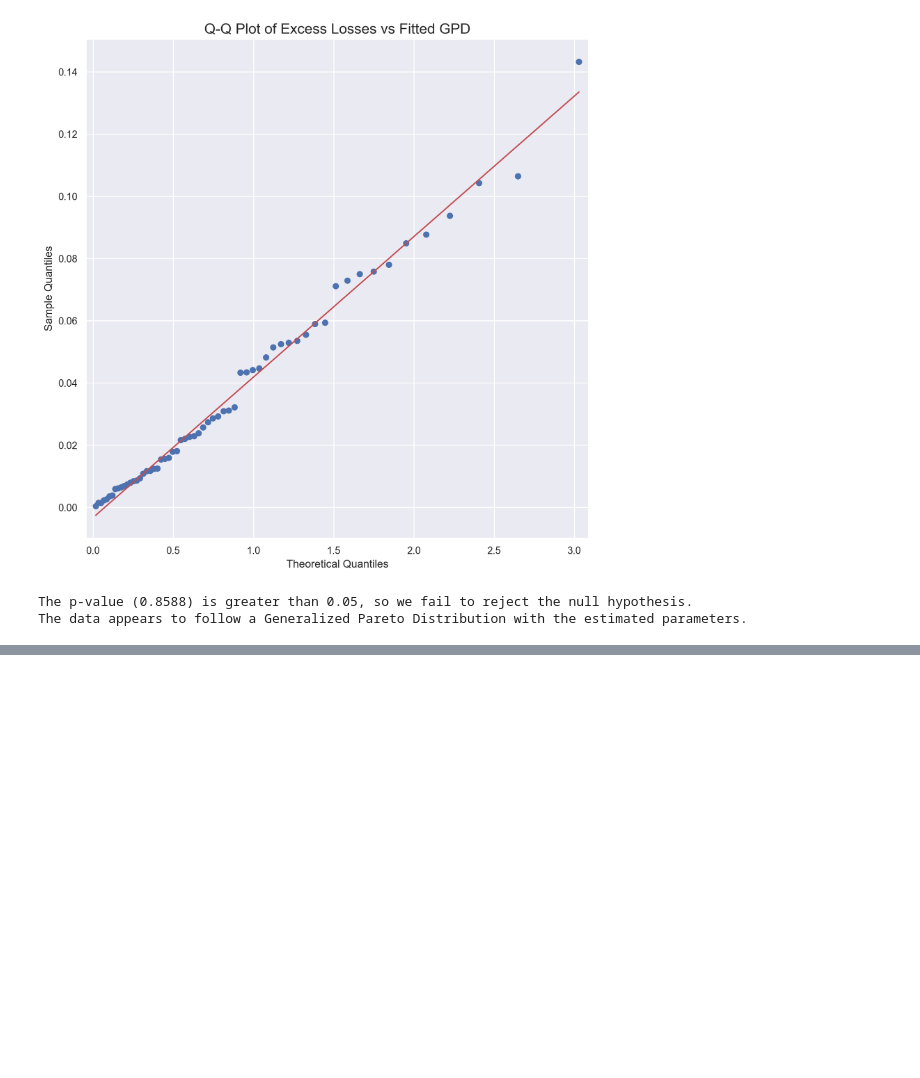
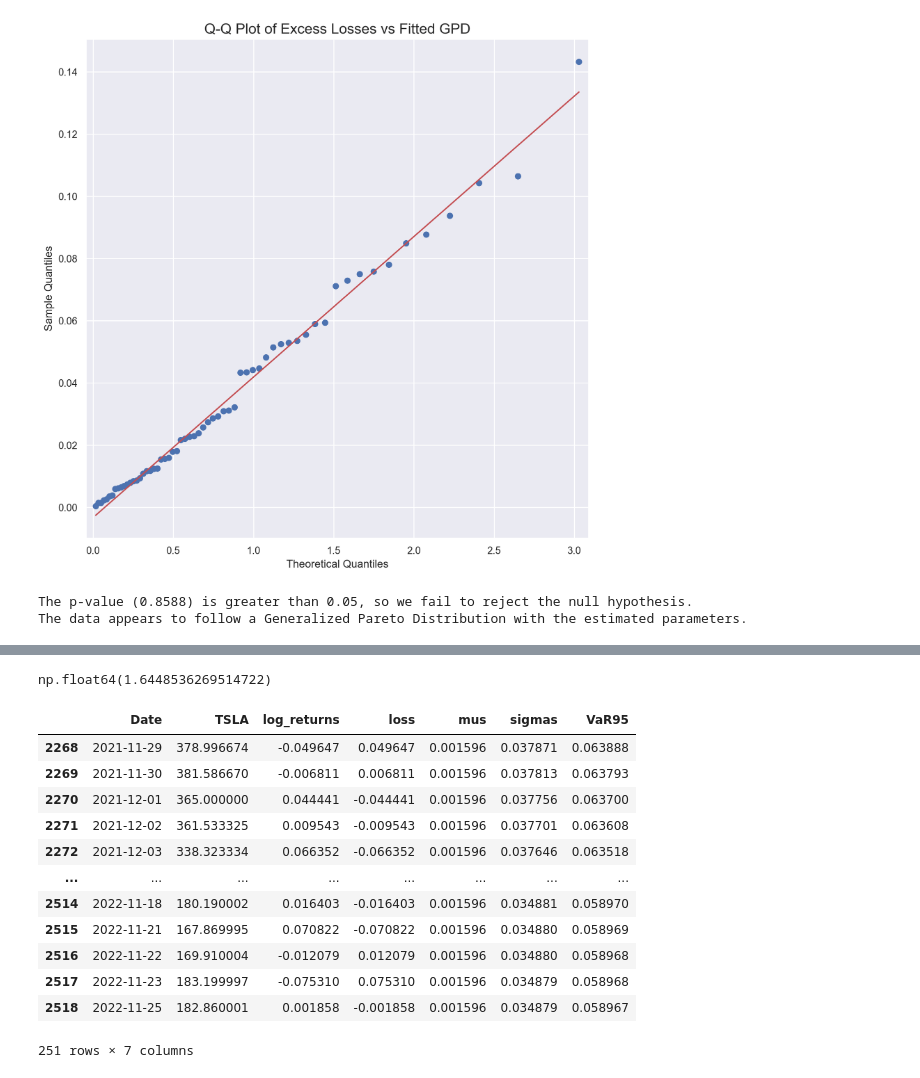
Before and after one commit to iliasra/QRM_Assignment2, a Jupyter notebook: assignment2.ipynb, the cells around one changed output, grey strips where cells are left out. Cells and saved outputs as stored; diff of their text form; code cells hidden in the pictures; blank space fills up the shorter version.

```diff
--- a/assignment2.ipynb
+++ b/assignment2.ipynb
@@ -256,0 +262,3 @@ The data appears to follow a Generalized Pareto Distribution with the estimated
+# %%
+Garch_normal = arch_model(train_df.loss, p=1, q=1, vol='GARCH', mean='constant', dist='normal')
+res = Garch_normal.fit()
@@ -256,0 +301,4 @@ The data appears to follow a Generalized Pareto Distribution with the estimated
+# %%
+preds = res.forecast(horizon=len(test_df))
+mus = preds.mean.squeeze()
+sigmas = np.sqrt(preds._residual_variance.squeeze())
@@ -256,0 +309,25 @@ The data appears to follow a Generalized Pareto Distribution with the estimated
+# %%
+mus.index = test_df.Date
+sigmas.index = test_df.Date
+# %%
+stats.norm.ppf(0.95)
+# %% [output]
+np.float64(1.6448536269514722)
+# %%
+test_df['mus'], test_df['sigmas'] = mus.values, sigmas.values
+test_df['VaR95'] = test_df['mus'] + test_df['sigmas']*stats.norm.ppf(0.95)
+test_df
+# %% [output]
+|  | Date | TSLA | log_returns | loss | mus | sigmas | VaR95 |
+| 2268 | 2021-11-29 | 378.996674 | -0.049647 | 0.049647 | 0.001596 | 0.037871 | 0.063888 |
+| 2269 | 2021-11-30 | 381.586670 | -0.006811 | 0.006811 | 0.001596 | 0.037813 | 0.063793 |
+| 2270 | 2021-12-01 | 365.000000 | 0.044441 | -0.044441 | 0.001596 | 0.037756 | 0.063700 |
+| 2271 | 2021-12-02 | 361.533325 | 0.009543 | -0.009543 | 0.001596 | 0.037701 | 0.063608 |
+| 2272 | 2021-12-03 | 338.323334 | 0.066352 | -0.066352 | 0.001596 | 0.037646 | 0.063518 |
+| ... | ... | ... | ... | ... | ... | ... | ... |
+| 2514 | 2022-11-18 | 180.190002 | 0.016403 | -0.016403 | 0.001596 | 0.034881 | 0.058970 |
+| 2515 | 2022-11-21 | 167.869995 | 0.070822 | -0.070822 | 0.001596 | 0.034880 | 0.058969 |
+| 2516 | 2022-11-22 | 169.910004 | -0.012079 | 0.012079 | 0.001596 | 0.034880 | 0.058968 |
+| 2517 | 2022-11-23 | 183.199997 | -0.075310 | 0.075310 | 0.001596 | 0.034879 | 0.058968 |
+| 2518 | 2022-11-25 | 182.860001 | 0.001858 | -0.001858 | 0.001596 | 0.034879 | 0.058967 |
+251 rows × 7 columns
```
Also changed, not shown: parts of 15 cells of this notebook.
